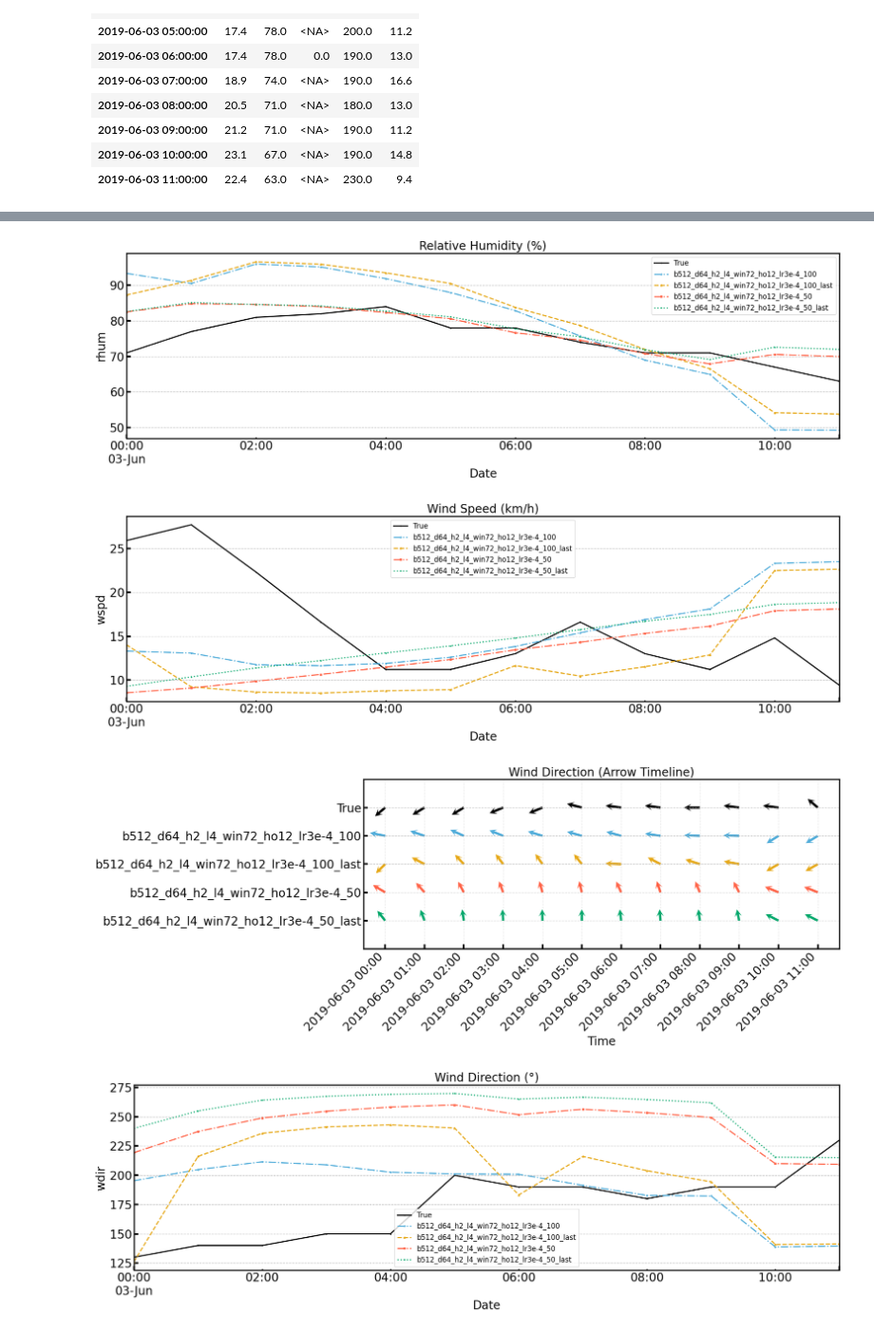
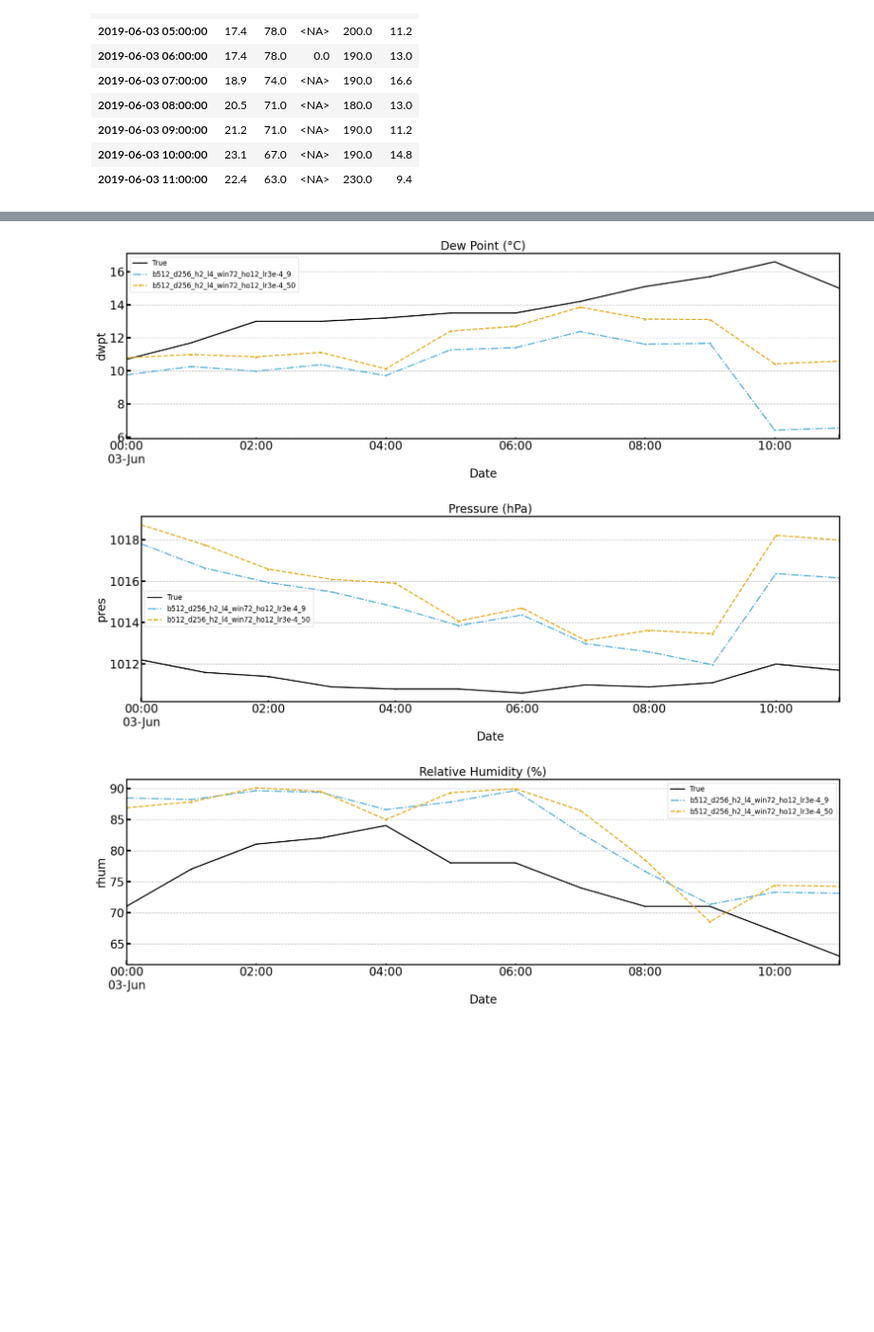
Before and after one commit to KUcyans/MeteoFormer, a Jupyter notebook: PredictionPerformance.ipynb, the cells around one changed output, grey strips where cells are left out. Shown at 95% size. Drawn from its saved outputs; the diff is of its cells as text; code cells hidden in the pictures; blank space fills up the shorter version.

Commit message:
prediction script changed according to (#4). Cyclic inverse transform activated only when there is directional features. Thermodynamic result added

```diff
--- a/PredictionPerformance.ipynb
+++ b/PredictionPerformance.ipynb
@@ -67,18 +67,20 @@ df_true[['temp', 'rhum', 'prcp', 'wdir', 'wspd']]
 | 2019-06-03 09:00:00 | 21.2 | 71.0 | <NA> | 190.0 | 11.2 |
 | 2019-06-03 10:00:00 | 23.1 | 67.0 | <NA> | 190.0 | 14.8 |
 | 2019-06-03 11:00:00 | 22.4 | 63.0 | <NA> | 230.0 | 9.4 |
+# %%
+# base = "/Users/yhjo/Desktop/[2025] Be Resilient/Resilience/"
+base="C:/Users/yhjo7/Meteoformer/MeteoFormer/prediction/"
 # %%
-base = "/Users/yhjo/Desktop/[2025] Be Resilient/Resilience/"
-prediction_files = {
-    # "b256_d64_h2_l2_win24_ho12_lr1e-4" : base+"logs/20251110/153321/predictions/20251113_131644_epochepoch-19-val_lossval_loss-0.1044.csv",
-    # "b256_d64_h2_l4_win24_ho12_lr1e-4" : base+"logs/20251110/141108/predictions/20251113_130918_epochepoch-19-valloss-0.1025.csv",
-    # "b512_d64_h2_l4_win24_ho12_lr1e-4": base+"prediction/20251114/132736/20251114_144422_epoch-19-val_loss-0.1254.csv",
-    # "b512_d64_h2_l4_win24_ho12_lr3e-4": base+"prediction/20251114/144305/20251114_180636_epoch-16-val_loss-0.0983.csv",
-    # "b512_d64_h2_l4_win24_ho12_lr5e-4" : base+"prediction/20251114/114050/20251114_124824_epoch-15-val_loss-0.0957.csv",
-    # "b512_d64_h2_l4_win24_ho12_lr7.5e-4" : base+"prediction/20251114/123713/20251114_132744_epoch-10-val_loss-0.0958.csv",
-    "b512_d64_h2_l4_win72_ho12_lr3e-4_100": base+"prediction/20251116/014137/20251117_123811_epoch-13-val_loss-0.0811.csv",
-    "b512_d64_h2_l4_win72_ho12_lr3e-4_100_last": base+"prediction/20251116/014137/20251117_123835_last.csv",
-    "b512_d64_h2_l4_win72_ho12_lr3e-4_50": base+"prediction/20251116/201436/20251117_125436_epoch-27-val_loss-0.0836.csv",
-    "b512_d64_h2_l4_win72_ho12_lr3e-4_50_last": base+"prediction/20251116/201436/20251117_125508_last.csv",
+# prediction_files = {
+#     # "b256_d64_h2_l2_win24_ho12_lr1e-4" : base+"logs/20251110/153321/predictions/20251113_131644_epochepoch-19-val_lossval_loss-0.1044.csv",
+#     # "b256_d64_h2_l4_win24_ho12_lr1e-4" : base+"logs/20251110/141108/predictions/20251113_130918_epochepoch-19-valloss-0.1025.csv",
+#     # "b512_d64_h2_l4_win24_ho12_lr1e-4": base+"prediction/20251114/132736/20251114_144422_epoch-19-val_loss-0.1254.csv",
+#     # "b512_d64_h2_l4_win24_ho12_lr3e-4": base+"prediction/20251114/144305/20251114_180636_epoch-16-val_loss-0.0983.csv",
+#     # "b512_d64_h2_l4_win24_ho12_lr5e-4" : base+"prediction/20251114/114050/20251114_124824_epoch-15-val_loss-0.0957.csv",
+#     # "b512_d64_h2_l4_win24_ho12_lr7.5e-4" : base+"prediction/20251114/123713/20251114_132744_epoch-10-val_loss-0.0958.csv",
+#     "b512_d64_h2_l4_win72_ho12_lr3e-4_100": base+"prediction/20251116/014137/20251117_123811_epoch-13-val_loss-0.0811.csv",
+#     "b512_d64_h2_l4_win72_ho12_lr3e-4_100_last": base+"prediction/20251116/014137/20251117_123835_last.csv",
+#     "b512_d64_h2_l4_win72_ho12_lr3e-4_50": base+"prediction/20251116/201436/20251117_125436_epoch-27-val_loss-0.0836.csv",
+#     "b512_d64_h2_l4_win72_ho12_lr3e-4_50_last": base+"prediction/20251116/201436/20251117_125508_last.csv",
 
-}
+# }
@@ -85 +94,6 @@ prediction_files = {
+# %%
+prediction_files = {
+    "b512_d256_h2_l4_win72_ho12_lr3e-4_9": base+"/20251118/191554/20251118_205256_epoch-09-val_loss-0.0174(20190603_0000).csv",
+    "b512_d256_h2_l4_win72_ho12_lr3e-4_50": base+"/20251118/191554/20251118_205257_last(20190603_0000).csv"
+}
 # %%
@@ -399,8 +412,10 @@ def compare_models_per_feature(
 # %%
 compare_models_per_feature(
     prediction_files,
-    features=['temp', 'rhum', 'wspd', 'wdir'],
-    titles=['Temperature (°C)', 'Relative Humidity (%)', 'Wind Speed (km/h)', 'Wind Direction (°)'],
+    # features=['temp', 'rhum', 'wspd', 'wdir'],
+    features=['temp','dwpt','pres','rhum'],
+    # titles=['Temperature (°C)', 'Relative Humidity (%)', 'Wind Speed (km/h)', 'Wind Direction (°)'],
+    titles=['Temperature (°C)', 'Dew Point (°C)', 'Pressure (hPa)', 'Relative Humidity (%)'],
     start_time=datetime(2019, 6, 3, 0, 0)
 )
 # %% [output]
@@ -408,7 +423,6 @@ compare_models_per_feature(
-[figure, old version]
+[figure, new version]
-[figure, old version]
+[figure, new version]
-[figure, old version]
+[figure, new version]
-[figure, removed]
 # %%
 compare_models_per_feature(
     prediction_files_eftermiddag,
```
Also changed, not shown: parts of 7 cells of this notebook, 5 other files.
